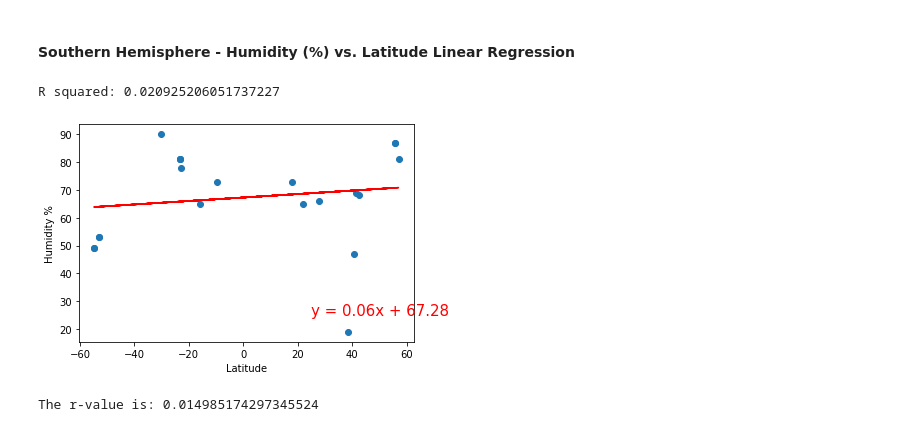
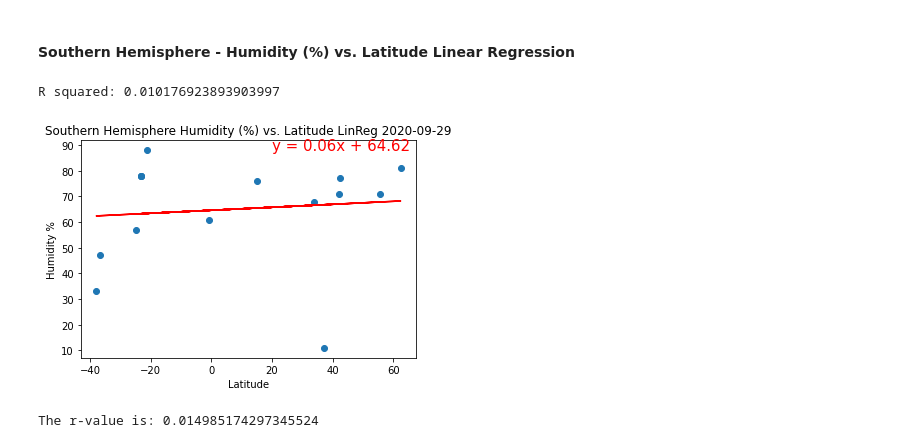
Before and after one commit to rarconaut/python-api-challenge, a Jupyter notebook: WeatherPy/WeatherPy.ipynb, the cells around one changed output. Cells and saved outputs as stored; diff of their text form; code cells hidden in the pictures.

```diff
--- a/WeatherPy/WeatherPy.ipynb
+++ b/WeatherPy/WeatherPy.ipynb
@@ -225,9 +265,12 @@ city_data.to_csv('../Resources/city_data.csv', encoding='utf-8')
 ----
 Skip this step if there are no cities that have humidity > 100%.
 # %%
-city_data = pd.read_csv('../Resources/city_data.csv', encoding='utf-8')
-del city_data['Unnamed: 0']
-city_data = city_data.reset_index()
+## If closing Jupyter Notebook, read in the saved city_data.csv instead of re-reunning OpenWeatherMap API calls
+# city_data = pd.read_csv('../Resources/city_data.csv', encoding='utf-8')
+# del city_data['Unnamed: 0', 'level_0']
+
+# Sort cities by Humidity, descending
+city_data = city_data.reset_index(drop=True,)
 city_data.sort_values(by='Humidity', ascending=False)
 
 # city_data
@@ -262,6 +305,6 @@ city_data.sort_values(by='Humidity', ascending=False)
 | max | 78.220000 | 179.320000 | 102.200000 | 100.000000 | 100.000000 | 46.080000 | 1.585764e+09 |
 # %%
 #  Get the indices of cities that have humidity over 100%.
-too_humid = city_data.loc[city_data['Humidity']> 100]
-too_humid['index']
+too_humid = city_data.loc[city_data['Humidity']> 90]
+too_humid.index
 # %% [output]
@@ -278,6 +312,6 @@ Name: index, dtype: int64
 # %%
 # Make a new DataFrame equal to the city data to drop all humidity outliers by index.
 # Passing "inplace=False" will make a copy of the city_data DataFrame, which we call "clean_city_data".
-clean_city_data = city_data.drop(too_humid['index'], inplace=False)
+clean_city_data = city_data.drop(too_humid.index, inplace=False)
 clean_city_data
 # %% [output]
@@ -313,5 +350,6 @@ clean_city_data
 # %% [markdown]
 ## Latitude vs. Temperature Plot
 # %%
+clean_city_data = clean_city_data.reset_index(drop=True,)
 clean_city_data.head(3)
 # %% [output]
@@ -501,32 +572,35 @@ The r-value is: 0.000543987878808455
 # %%
 # Convert to floats and store Lat and Humidity as x and y values
 x_values = south_cities['Lat'].astype('float')
 y_values = south_cities['Humidity'].astype('float')
 
 # Run linear regression
 (slope, intercept, rvalue, pvalue, stderr) = linregress(x_values, y_values)
 regress_values = x_values * slope + intercept
 line_eq = "y = " + str(round(slope,2)) + "x + " + str(round(intercept,2))
 
 # Plot scatter plot
 plt.scatter(x_values,y_values)
 
 # Plot regression line
 plt.plot(x_values,regress_values,"r-")
-plt.annotate(line_eq,(25,25),fontsize=15,color="red")
+plt.annotate(line_eq,(20,88),fontsize=15,color="red")
 
 # Label plot
 plt.xlabel('Latitude')
 plt.ylabel('Humidity %')
-plt.title(f'Southern Hemisphere Humidity (%) vs. Latitude Linear Regression {date}')
+plt.title(f'Southern Hemisphere Humidity (%) vs. Latitude LinReg {date}')
 # Print r square value
 print(f"R squared: {rvalue**2}")
 
+# Save the figure
+plt.savefig("../Output/LinReg_Humidity_SouthCities.png")
+
 # Show plot
 plt.show()
 # %% [output]
-R squared: 0.020925206051737227
+R squared: 0.010176923893903997
-[figure, old version]
+[figure, new version]
 # %%
 # %% [output]
 The r-value is: 0.014985174297345524
```
Also changed, not shown: parts of 25 cells of this notebook, 14 other files.
